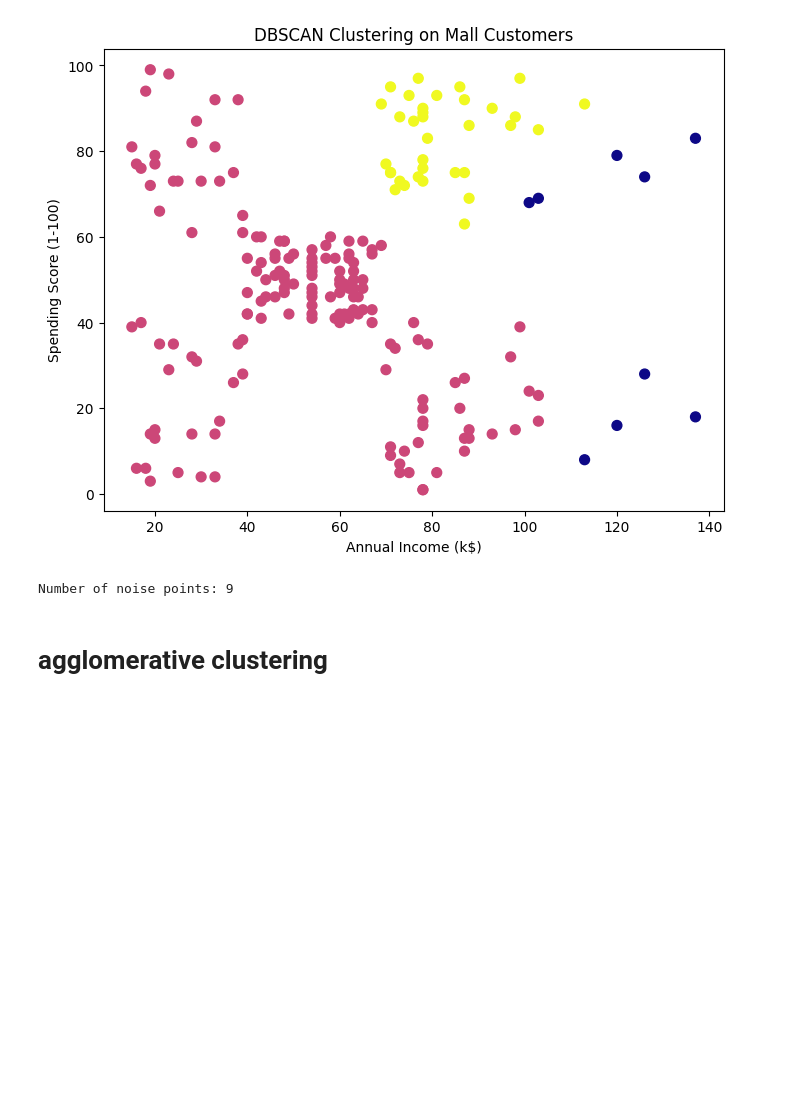
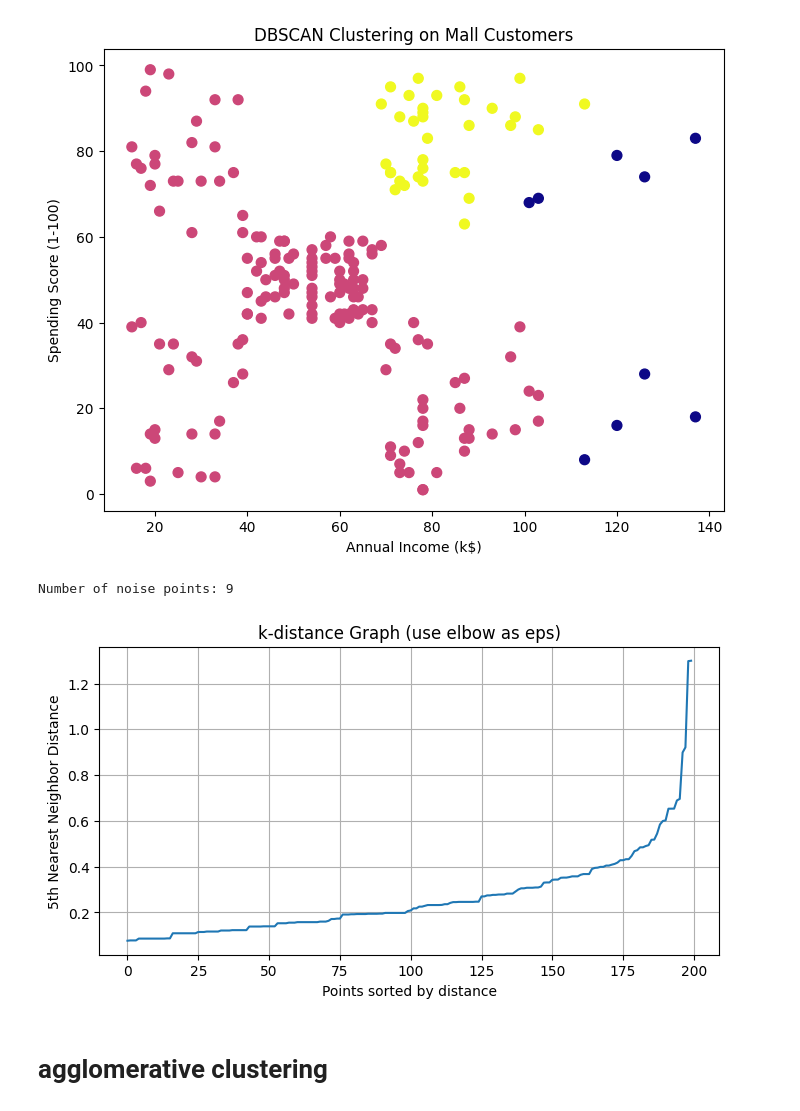
Before and after one commit to Mohammed-Abdul-Rafe-Sajid/ML-LAB, a Jupyter notebook: Naive_RF,DBSCAN,agglomerative.ipynb, the cells around one changed output. Drawn from its saved outputs; the diff is of its cells as text; code cells hidden in the pictures; blank space fills up the shorter version.

```diff
--- a/Naive_RF,DBSCAN,agglomerative.ipynb
+++ b/Naive_RF,DBSCAN,agglomerative.ipynb
@@ -455,7 +517,7 @@ from sklearn.preprocessing import StandardScaler
 from sklearn.cluster import DBSCAN
 
 # Step 1: Load dataset
-df = pd.read_csv("/content/Mall_customers.csv")
+df=pd.read_csv("/content/drive/MyDrive/CBIT/ML/Mall_customers (1).csv")
 
 # Display first few rows
 print(df.head())
@@ -492,6 +554,7 @@ plt.show()
 noise_points = df[df['Cluster'] == -1]
 print(f"\nNumber of noise points: {len(noise_points)}")
 
+
 # Optional: Tune parameters to improve clustering
 # Example: dbscan = DBSCAN(eps=0.7, min_samples=4)
 # %% [output]
@@ -510,6 +573,27 @@ Cluster
 Name: count, dtype: int64
 [figure]
 Number of noise points: 9
+# %%
+from sklearn.neighbors import NearestNeighbors
+import numpy as np
+import matplotlib.pyplot as plt
+
+# Assuming X_scaled is your preprocessed feature data
+neigh = NearestNeighbors(n_neighbors=5)  # '5' = min_samples (common choice)
+nbrs = neigh.fit(X_scaled)
+distances, indices = nbrs.kneighbors(X_scaled)
+
+# Sort and plot distances of the k-th nearest neighbor
+distances = np.sort(distances[:, 4])  # index 4 → 5th neighbor (0-based)
+plt.figure(figsize=(8, 4))
+plt.plot(distances)
+plt.title("k-distance Graph (use elbow as eps)")
+plt.xlabel("Points sorted by distance")
+plt.ylabel("5th Nearest Neighbor Distance")
+plt.grid(True)
+plt.show()
+# %% [output]
+[figure, added]
 # %% [markdown]
 # agglomerative clustering
 # %%
```
Also changed, not shown: parts of 7 cells of this notebook.
